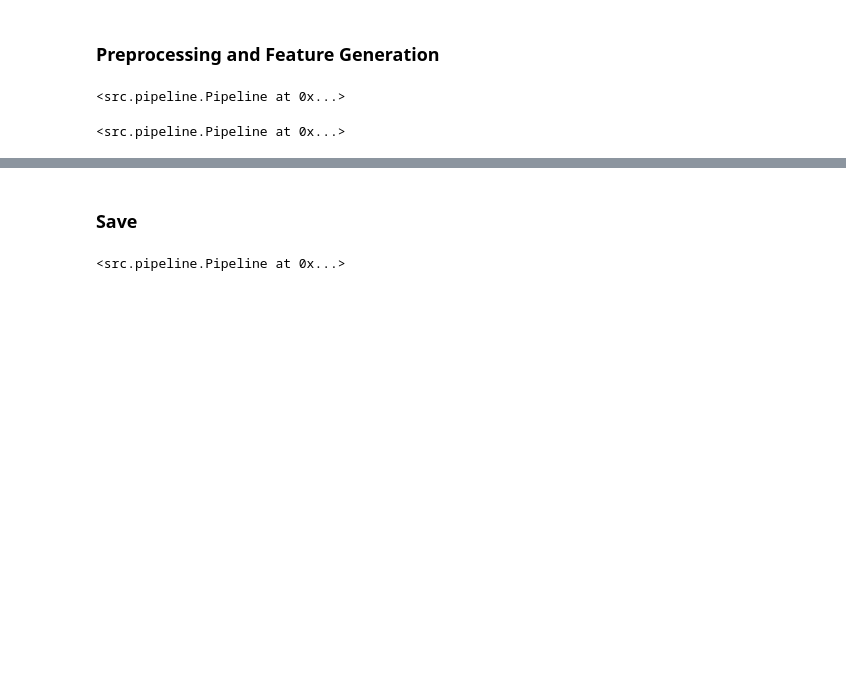
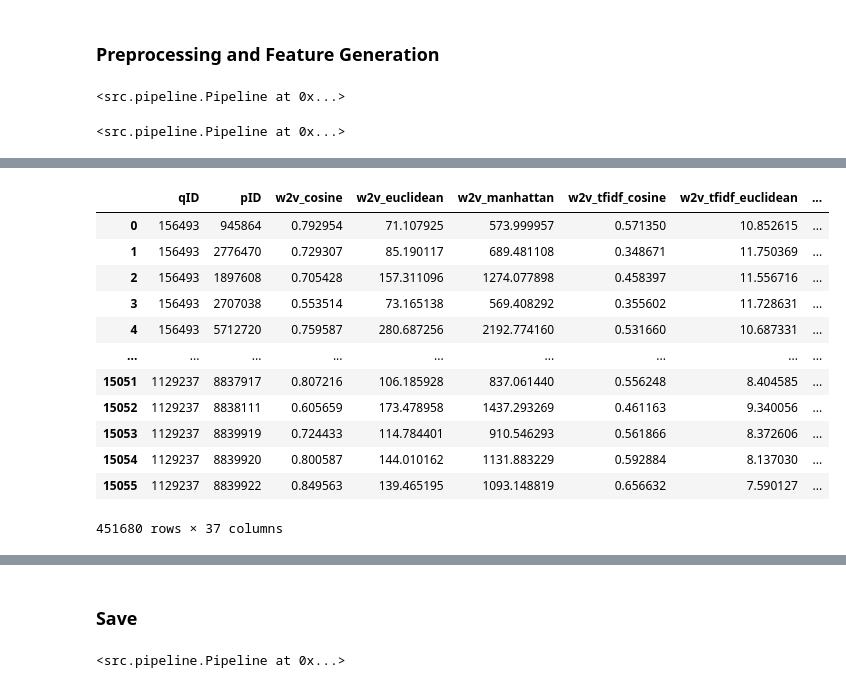
Before and after one commit to tim-grams/Retriever, a Jupyter notebook: notebooks/feature_generation.ipynb, the cells around one changed output, grey strips where cells are left out. Cells and saved outputs as stored; diff of their text form; code cells hidden in the pictures; blank space fills up the shorter version.

```diff
--- a/notebooks/feature_generation.ipynb
+++ b/notebooks/feature_generation.ipynb
@@ -55,0 +58,16 @@ pipeline.features
+# %%
+pipeline.features_val
+# %% [output]
+|  | qID | pID | w2v_cosine | w2v_euclidean | w2v_manhattan | w2v_tfidf_cosine | w2v_tfidf_euclidean | ... |
+| 0 | 156493 | 945864 | 0.792954 | 71.107925 | 573.999957 | 0.571350 | 10.852615 | ... |
+| 1 | 156493 | 2776470 | 0.729307 | 85.190117 | 689.481108 | 0.348671 | 11.750369 | ... |
+| 2 | 156493 | 1897608 | 0.705428 | 157.311096 | 1274.077898 | 0.458397 | 11.556716 | ... |
+| 3 | 156493 | 2707038 | 0.553514 | 73.165138 | 569.408292 | 0.355602 | 11.728631 | ... |
+| 4 | 156493 | 5712720 | 0.759587 | 280.687256 | 2192.774160 | 0.531660 | 10.687331 | ... |
+| ... | ... | ... | ... | ... | ... | ... | ... | ... |
+| 15051 | 1129237 | 8837917 | 0.807216 | 106.185928 | 837.061440 | 0.556248 | 8.404585 | ... |
+| 15052 | 1129237 | 8838111 | 0.605659 | 173.478958 | 1437.293269 | 0.461163 | 9.340056 | ... |
+| 15053 | 1129237 | 8839919 | 0.724433 | 114.784401 | 910.546293 | 0.561866 | 8.372606 | ... |
+| 15054 | 1129237 | 8839920 | 0.800587 | 144.010162 | 1131.883229 | 0.592884 | 8.137030 | ... |
+| 15055 | 1129237 | 8839922 | 0.849563 | 139.465195 | 1093.148819 | 0.656632 | 7.590127 | ... |
+451680 rows × 37 columns
```
Also changed, not shown: parts of 7 cells of this notebook, 5 other files.
